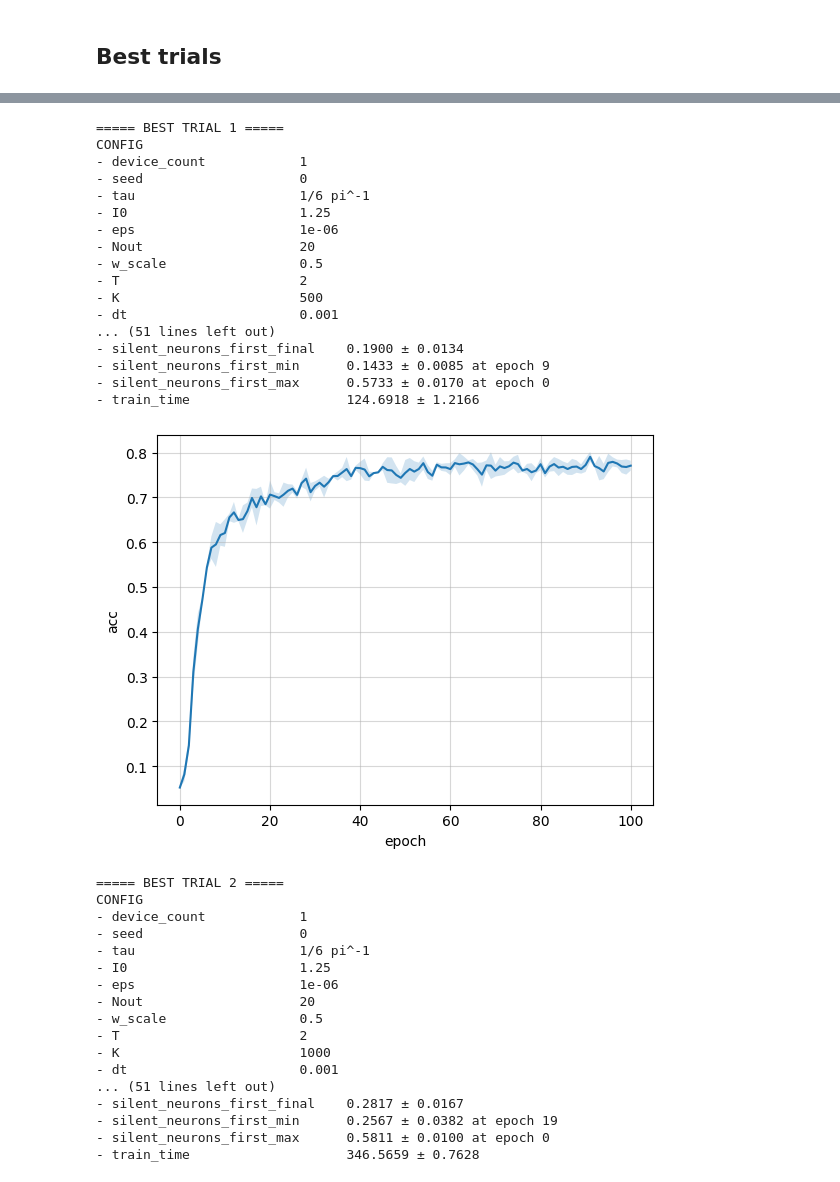
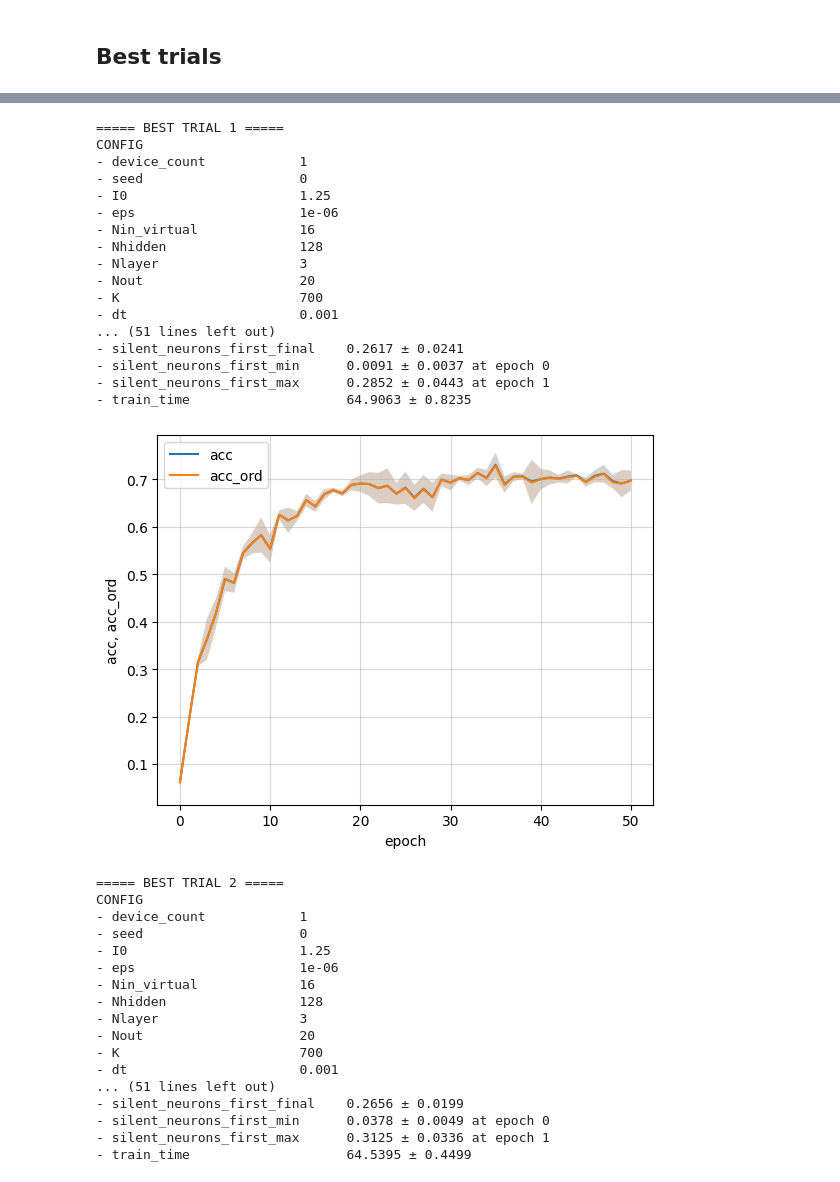
Before and after one commit to carlowenig/spikegd-carlo, a Jupyter notebook: experiments/heidelberg/analyze_grid_results_v2.ipynb, the cells around one changed output, grey strips where cells are left out. Cells and saved outputs as stored; diff of their text form; code cells hidden in the pictures.

```diff
--- a/experiments/heidelberg/analyze_grid_results_v2.ipynb
+++ b/experiments/heidelberg/analyze_grid_results_v2.ipynb
@@ -23,0 +11,5 @@ memory usage: 114.6+ KB
+# %%
+exports = GridScanExports.load("exports/grid_scans/main_v2.1")
+trials_df = exports.trials
+epochs_df = exports.epochs
+exports
@@ -102,8 +357,0 @@ trials_df.sort_values("metrics.acc_max_mean", ascending=False).head(10)
-# %%
-best_trial = trials_df.loc[trials_df["metrics.acc_max_mean"].idxmax()]
-print("===== BEST TRIAL =====")
-print(best_trial[[
-    "config_hash", "duration",
-    *indep_keys,
-    "metrics.acc_max_mean", "metrics.acc_max_std", "metrics.acc_max_epoch"
-]])
@@ -128,26 +358,28 @@ Name: 45, dtype: object
 # %%
 from spikegd.utils.formatting import print_dict
 
-def plot_training_curves(config_hash, metric="acc"):
-    trial = scan.load_trial(config_hash)
-    epoch_metrics: list = trial.metrics["epochs"]
+def plot_training_curves(config_hash, metrics=["acc", "acc_ord"]):
+    trial_epochs = epochs_df[epochs_df["config_hash"] == config_hash]
 
-    epochs = np.arange(len(epoch_metrics))
-    mean = np.array([metrics[f"{metric}_mean"] for metrics in epoch_metrics])
-    std = np.array([metrics[f"{metric}_std"] for metrics in epoch_metrics])
-
-    na_count = np.isnan(mean).sum()
-    if na_count > 0:
-        print(f"Warning: {na_count} NaN values in {metric}_mean")
+    epochs = np.arange(len(trial_epochs))
 
     fig, ax = plt.subplots()
 
-    ax.plot(epochs, mean)
-    ax.fill_between(epochs, mean - std, mean + std, alpha=0.2)
+    for metric in metrics:
+        mean_arr = trial_epochs[f"{metric}_mean"]
+        std_arr = trial_epochs[f"{metric}_std"]
+
+        na_count = np.isnan(mean_arr).sum()
+        if na_count > 0:
+            print(f"Warning: {na_count} NaN values in {metric}_mean")
+
+        ax.plot(epochs, mean_arr, label=metric)
+        ax.fill_between(epochs, mean_arr - std_arr, mean_arr + std_arr, alpha=0.2)
 
     ax.set_xlabel("epoch")
-    ax.set_ylabel(metric)
+    ax.set_ylabel(", ".join(metrics))
     ax.grid(alpha=0.5)
+    ax.legend()
 
     plt.show()
 
@@ -186,7 +418,7 @@ def summarize_trial(trial_row):
     )
 
 best_trials = trials_df \
-    .sort_values("metrics.acc_max_mean", ascending=False, ignore_index=True) \
+    .sort_values("metrics.acc_ord_max_mean", ascending=False, ignore_index=True) \
     .head(3)
 
 for i, best_trial in best_trials.iterrows():
@@ -216,35 +448,35 @@ CONFIG
 ===== BEST TRIAL 1 =====
 CONFIG
 - device_count            1
 - seed                    0
-- tau                     1/6 pi^-1
 - I0                      1.25
 - eps                     1e-06
+- Nin_virtual             16
+- Nhidden                 128
+- Nlayer                  3
 - Nout                    20
-- w_scale                 0.5
-- T                       2
-- K                       500
+- K                       700
 - dt                      0.001
 ... (51 lines left out)
-- silent_neurons_first_final    0.1900 ± 0.0134
-- silent_neurons_first_min      0.1433 ± 0.0085 at epoch 9
-- silent_neurons_first_max      0.5733 ± 0.0170 at epoch 0
-- train_time                    124.6918 ± 1.2166
+- silent_neurons_first_final    0.2617 ± 0.0241
+- silent_neurons_first_min      0.0091 ± 0.0037 at epoch 0
+- silent_neurons_first_max      0.2852 ± 0.0443 at epoch 1
+- train_time                    64.9063 ± 0.8235
-[figure, old version]
+[figure, new version]
 ===== BEST TRIAL 2 =====
 CONFIG
 - device_count            1
 - seed                    0
-- tau                     1/6 pi^-1
 - I0                      1.25
 - eps                     1e-06
+- Nin_virtual             16
+- Nhidden                 128
+- Nlayer                  3
 - Nout                    20
-- w_scale                 0.5
-- T                       2
-- K                       1000
+- K                       700
 - dt                      0.001
 ... (51 lines left out)
-- silent_neurons_first_final    0.2817 ± 0.0167
-- silent_neurons_first_min      0.2567 ± 0.0382 at epoch 19
-- silent_neurons_first_max      0.5811 ± 0.0100 at epoch 0
-- train_time                    346.5659 ± 0.7628
+- silent_neurons_first_final    0.2656 ± 0.0199
+- silent_neurons_first_min      0.0378 ± 0.0049 at epoch 0
+- silent_neurons_first_max      0.3125 ± 0.0336 at epoch 1
+- train_time                    64.5395 ± 0.4499
```
Also changed, not shown: parts of 20 cells of this notebook, 4 other files.
